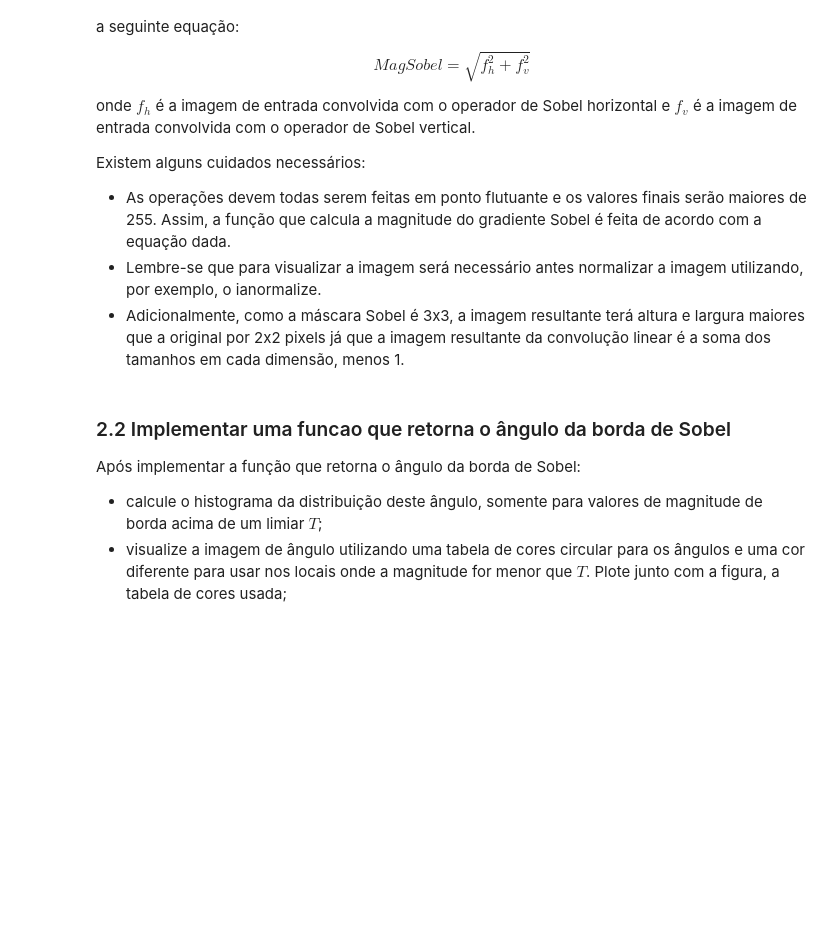
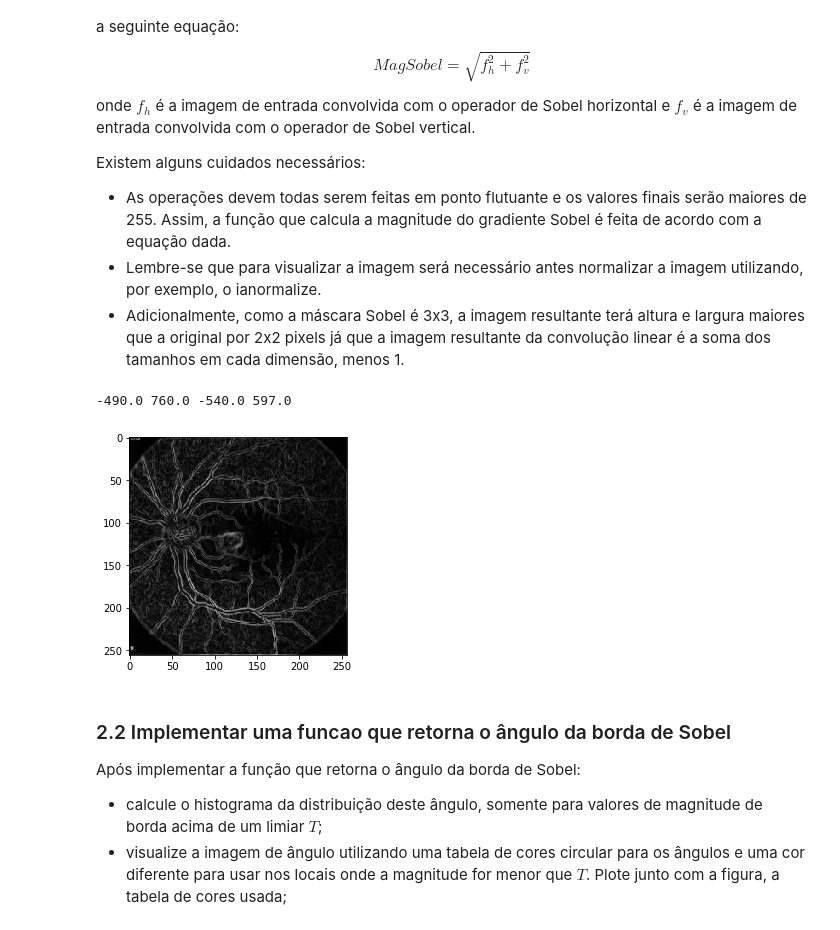
Before and after one commit to ferseiti/ia898, a Jupyter notebook: 2S2018/IA898A_Ex05_FernandoFurusato.ipynb, the cells around one changed output. Drawn from its saved outputs; the diff is of its cells as text; code cells hidden in the pictures; blank space fills up the shorter version.

```diff
--- a/2S2018/IA898A_Ex05_FernandoFurusato.ipynb
+++ b/2S2018/IA898A_Ex05_FernandoFurusato.ipynb
@@ -45,21 +166,26 @@ Existem alguns cuidados necessários:
 - Lembre-se que para visualizar a imagem será necessário antes normalizar a imagem utilizando, por exemplo, o ianormalize.
 - Adicionalmente, como a máscara Sobel é 3x3, a imagem resultante terá altura e largura maiores que a original por 2x2 pixels já que a imagem resultante da convolução linear é a soma dos tamanhos em cada dimensão, menos 1.
 # %%
-import scipy.signal as sc
-import matplotlib.image as mpimg
-import matplotlib.pyplot as plt
-
 def MagSobel(img):
 
-    Sv = np.array([[1,0,-1],[2,0,-2],[1,0,-1]]).astype('float32')
-    Sh = np.array([[1,2,1],[0,0,0],[-1,-2,-1]]).astype('float32')
-    aux = img.copy()
-    fh = sc.convolve2d(aux, Sh)
-    fv = sc.convolve2d(aux, Sv)
-    mag_sobel = np.sqrt((fv**2)+(fh**2)).astype('float32')
-    return mag_sobel
+    Sv = np.array([[1,0,-1],[2,0,-2],[1,0,-1]])
+    Sh = np.array([[1,2,1],[0,0,0],[-1,-2,-1]])
 
-f = mpimg.imread('../figures/fusca.png')
+    fh = sc.convolve2d(img, Sh, mode='same').astype('float')
+    fv = sc.convolve2d(img, Sv, mode='same').astype('float')
+
+    mag_sobel = np.sqrt((fv**2)+(fh**2))
+
+    print('{} {} {} {}'.format(fh.min(), fh.max(), fv.min(), fv.max()))
+    return mag_sobel, fv, fh
+
+f = mpimg.imread('../data/retina.tif')
+sobel = MagSobel(f)
+plt.imshow(sobel[0], cmap='gray')
+plt.show()
+# %% [output]
+-490.0 760.0 -540.0 597.0
+[figure, added]
 # %% [markdown]
 ### 2.2 Implementar uma funcao que retorna o ângulo da borda de Sobel
 
```
Also changed, not shown: parts of 9 cells of this notebook.
